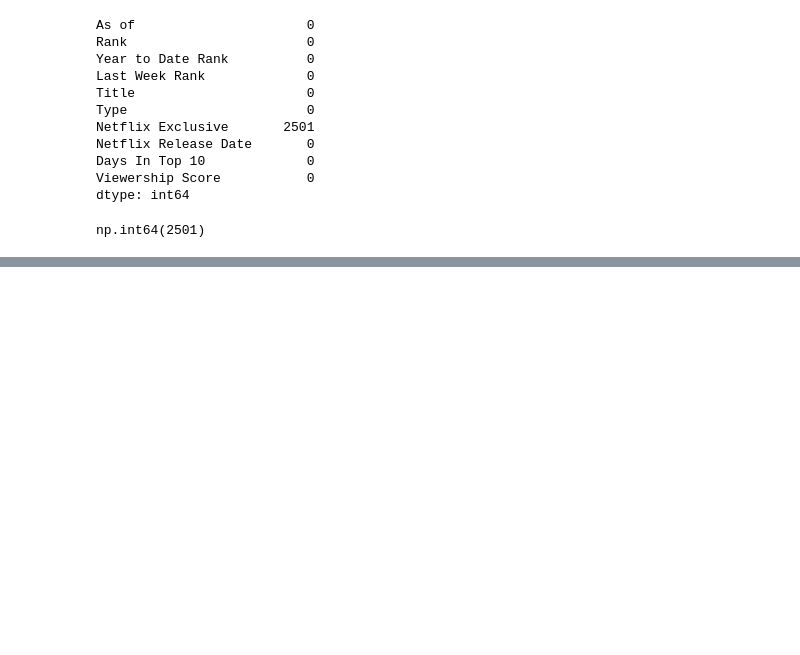
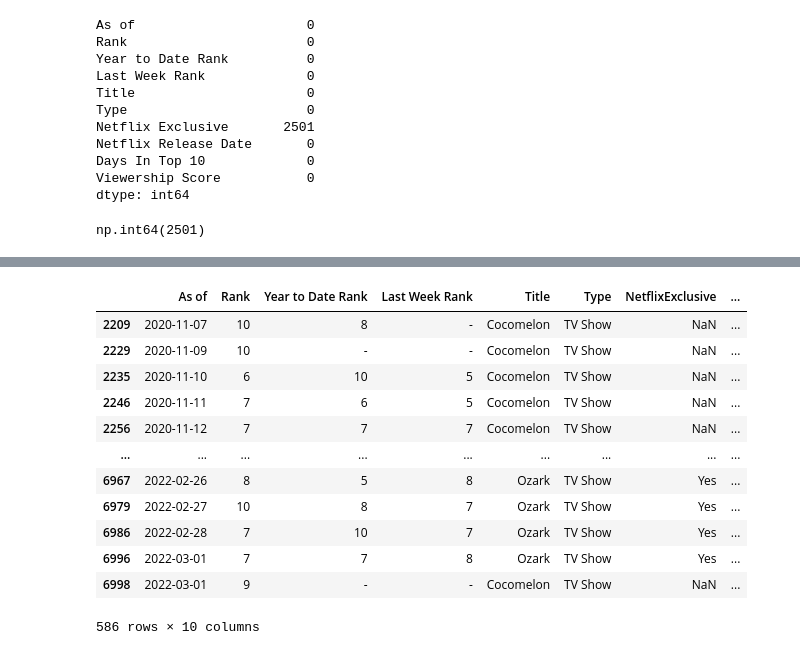
Before and after one commit to ana-ruth-bezerra/desafio_eda, a Jupyter notebook: eda_netflix.ipynb, the cells around one changed output, grey strips where cells are left out. Drawn from its saved outputs; the diff is of its cells as text; code cells hidden in the pictures; blank space fills up the shorter version.

Commit message:
feat: análise dos outliers

```diff
--- a/eda_netflix.ipynb
+++ b/eda_netflix.ipynb
@@ -84,0 +126,18 @@ np.int64(2501)
+# %%
+# Análise mais detalhada dos outliers
+
+df_netflix[df_netflix['Days In Top 10'] >= 50]
+# %% [output]
+|  | As of | Rank | Year to Date Rank | Last Week Rank | Title | Type | NetflixExclusive | ... |
+| 2209 | 2020-11-07 | 10 | 8 | - | Cocomelon | TV Show | NaN | ... |
+| 2229 | 2020-11-09 | 10 | - | - | Cocomelon | TV Show | NaN | ... |
+| 2235 | 2020-11-10 | 6 | 10 | 5 | Cocomelon | TV Show | NaN | ... |
+| 2246 | 2020-11-11 | 7 | 6 | 5 | Cocomelon | TV Show | NaN | ... |
+| 2256 | 2020-11-12 | 7 | 7 | 7 | Cocomelon | TV Show | NaN | ... |
+| ... | ... | ... | ... | ... | ... | ... | ... | ... |
+| 6967 | 2022-02-26 | 8 | 5 | 8 | Ozark | TV Show | Yes | ... |
+| 6979 | 2022-02-27 | 10 | 8 | 7 | Ozark | TV Show | Yes | ... |
+| 6986 | 2022-02-28 | 7 | 10 | 7 | Ozark | TV Show | Yes | ... |
+| 6996 | 2022-03-01 | 7 | 7 | 8 | Ozark | TV Show | Yes | ... |
+| 6998 | 2022-03-01 | 9 | - | - | Cocomelon | TV Show | NaN | ... |
+586 rows × 10 columns
```
Also changed, not shown: parts of 10 cells of this notebook, 2 other files.
